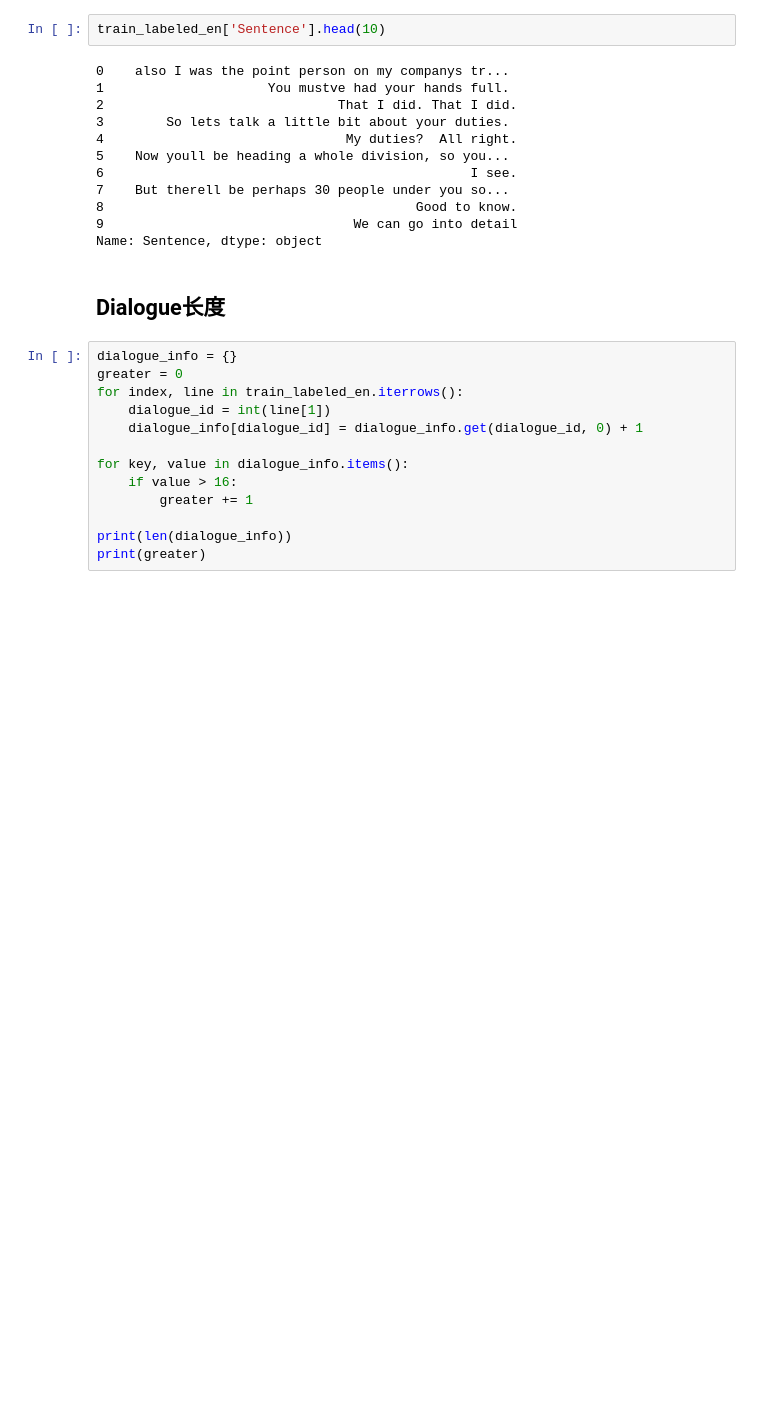
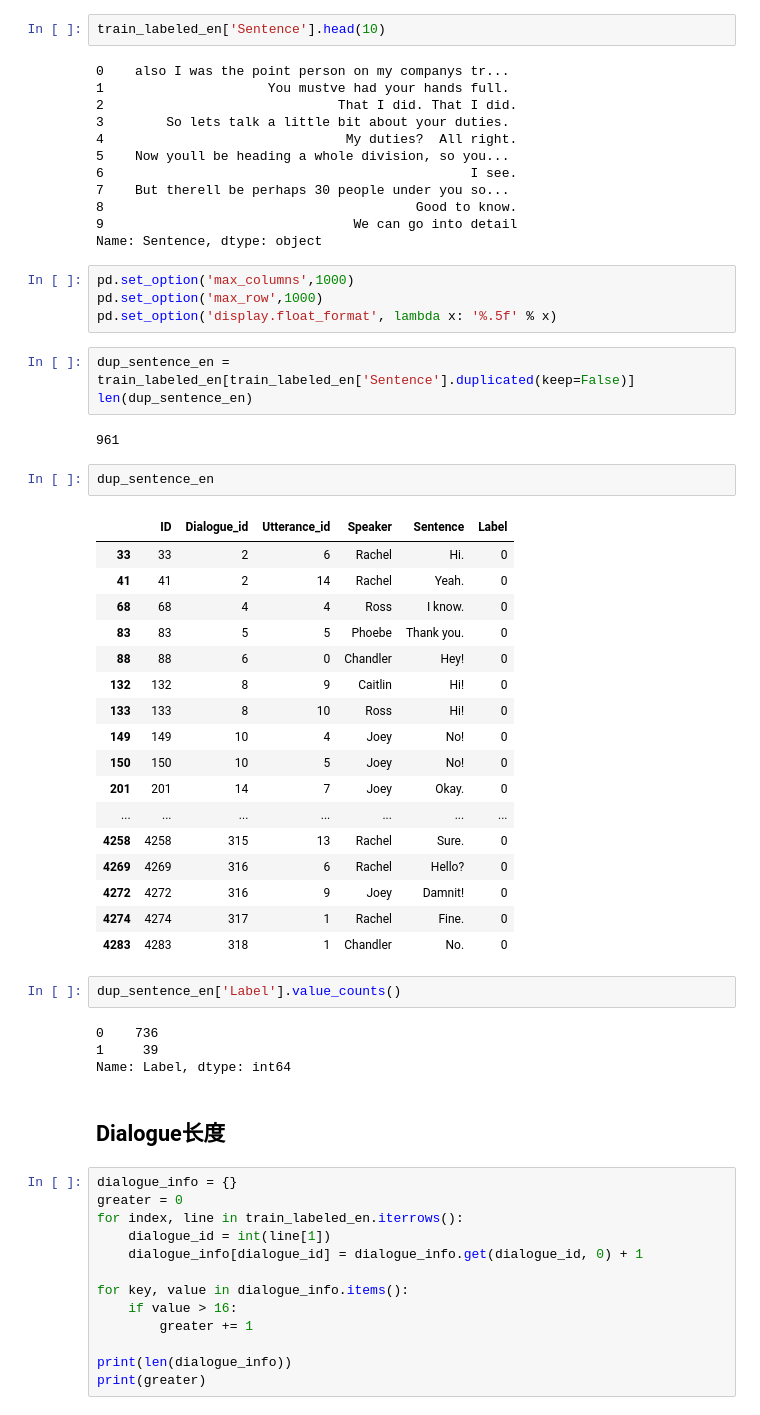
Before and after one commit to CCChenhao997/CCL2020-Humor-Computation, a Jupyter notebook: utils/EDA.ipynb, the cells around one changed output. Drawn from its saved outputs; the diff is of its cells as text; blank space fills up the shorter version.

```diff
--- a/utils/EDA.ipynb
+++ b/utils/EDA.ipynb
@@ -185,6 +218,41 @@ train_labeled_en['Sentence'].head(10)
 8                                        Good to know.
 9                                We can go into detail
 Name: Sentence, dtype: object
+# %%
+pd.set_option('max_columns',1000)
+pd.set_option('max_row',1000)
+pd.set_option('display.float_format', lambda x: '%.5f' % x)
+# %%
+dup_sentence_en = train_labeled_en[train_labeled_en['Sentence'].duplicated(keep=False)]
+len(dup_sentence_en)
+# %% [output]
+961
+# %%
+dup_sentence_en
+# %% [output]
+|  | ID | Dialogue_id | Utterance_id | Speaker | Sentence | Label |
+| 33 | 33 | 2 | 6 | Rachel | Hi. | 0 |
+| 41 | 41 | 2 | 14 | Rachel | Yeah. | 0 |
+| 68 | 68 | 4 | 4 | Ross | I know. | 0 |
+| 83 | 83 | 5 | 5 | Phoebe | Thank you. | 0 |
+| 88 | 88 | 6 | 0 | Chandler | Hey! | 0 |
+| 132 | 132 | 8 | 9 | Caitlin | Hi! | 0 |
+| 133 | 133 | 8 | 10 | Ross | Hi! | 0 |
+| 149 | 149 | 10 | 4 | Joey | No! | 0 |
+| 150 | 150 | 10 | 5 | Joey | No! | 0 |
+| 201 | 201 | 14 | 7 | Joey | Okay. | 0 |
+| ... | ... | ... | ... | ... | ... | ... |
+| 4258 | 4258 | 315 | 13 | Rachel | Sure. | 0 |
+| 4269 | 4269 | 316 | 6 | Rachel | Hello? | 0 |
+| 4272 | 4272 | 316 | 9 | Joey | Damnit! | 0 |
+| 4274 | 4274 | 317 | 1 | Rachel | Fine. | 0 |
+| 4283 | 4283 | 318 | 1 | Chandler | No. | 0 |
+# %%
+dup_sentence_en['Label'].value_counts()
+# %% [output]
+0    736
+1     39
+Name: Label, dtype: int64
 # %% [markdown]
 ## Dialogue长度
 # %%
```
Also changed, not shown: parts of 4 cells of this notebook.
